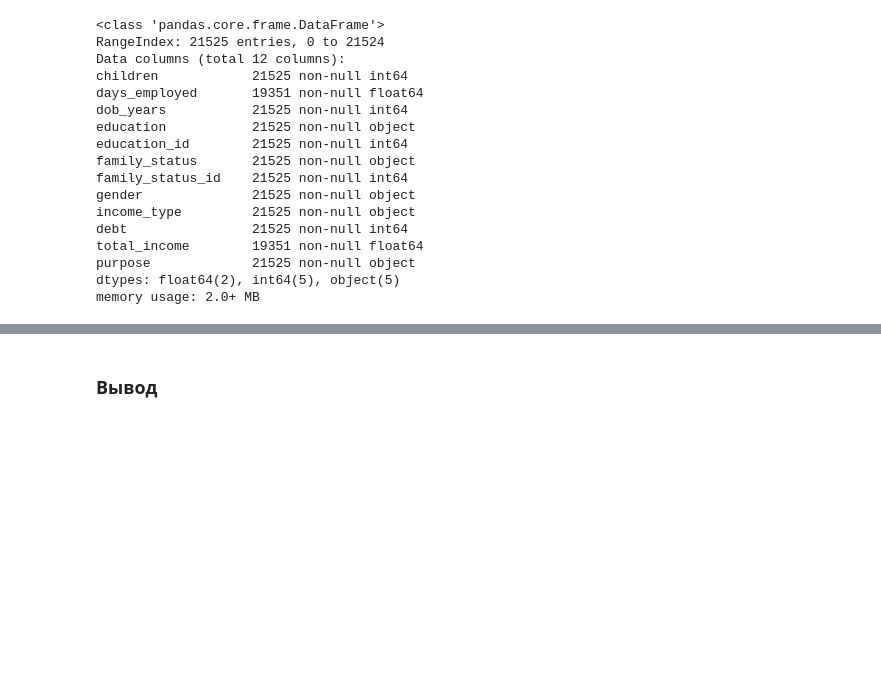
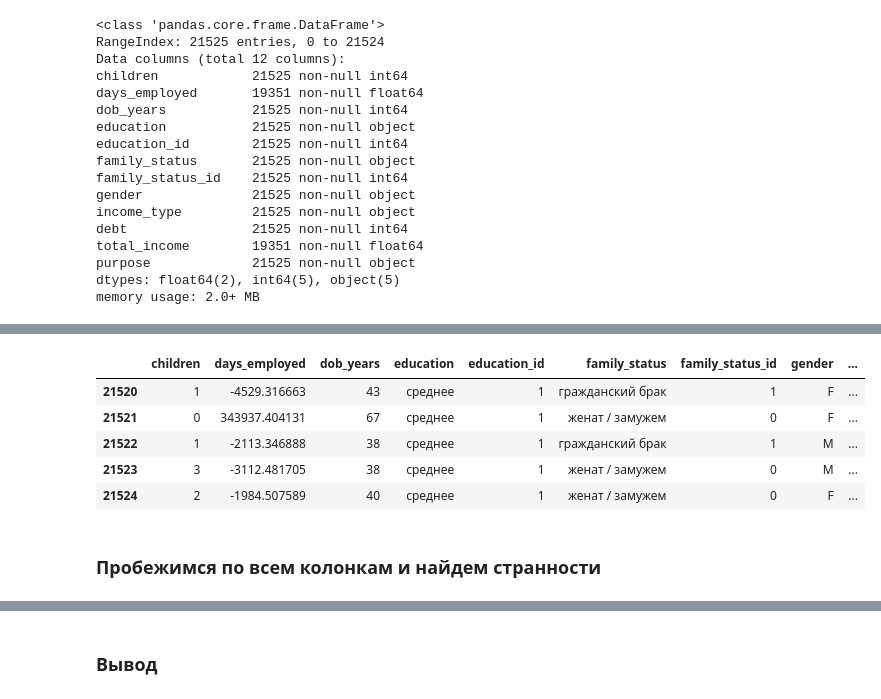
Before and after one commit to akrisanov/data-science-cource, a Jupyter notebook: course2/notebook.ipynb, the cells around one changed output, grey strips where cells are left out. Drawn from its saved outputs; the diff is of its cells as text; code cells hidden in the pictures; blank space fills up the shorter version.

```diff
--- a/course2/notebook.ipynb
+++ b/course2/notebook.ipynb
@@ -46,0 +119,11 @@ customer_solvency.head(10)
+# %%
+customer_solvency.tail()
+# %% [output]
+|  | children | days_employed | dob_years | education | education_id | family_status | family_status_id | gender | ... |
+| 21520 | 1 | -4529.316663 | 43 | среднее | 1 | гражданский брак | 1 | F | ... |
+| 21521 | 0 | 343937.404131 | 67 | среднее | 1 | женат / замужем | 0 | F | ... |
+| 21522 | 1 | -2113.346888 | 38 | среднее | 1 | гражданский брак | 1 | M | ... |
+| 21523 | 3 | -3112.481705 | 38 | среднее | 1 | женат / замужем | 0 | M | ... |
+| 21524 | 2 | -1984.507589 | 40 | среднее | 1 | женат / замужем | 0 | F | ... |
+# %% [markdown]
+### Пробежимся по всем колонкам и найдем странности
```
Also changed, not shown: parts of 79 cells of this notebook.
